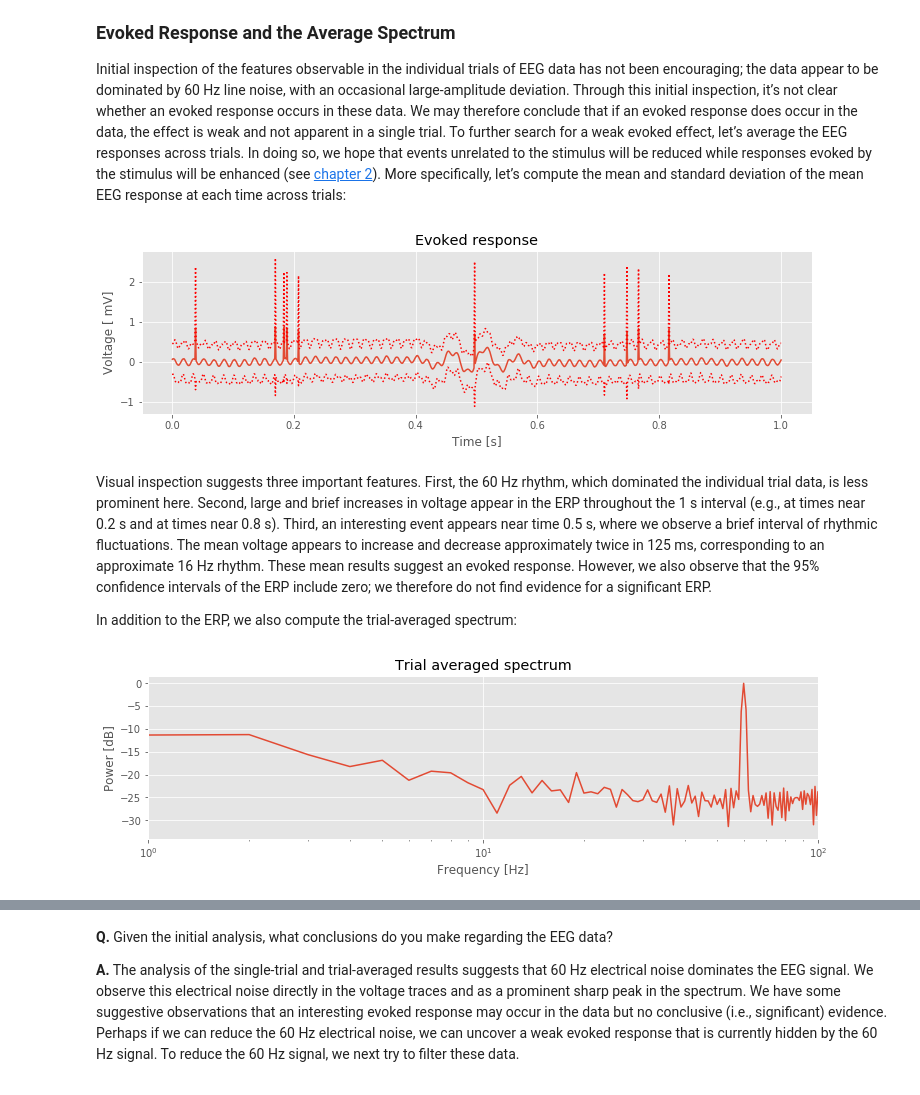
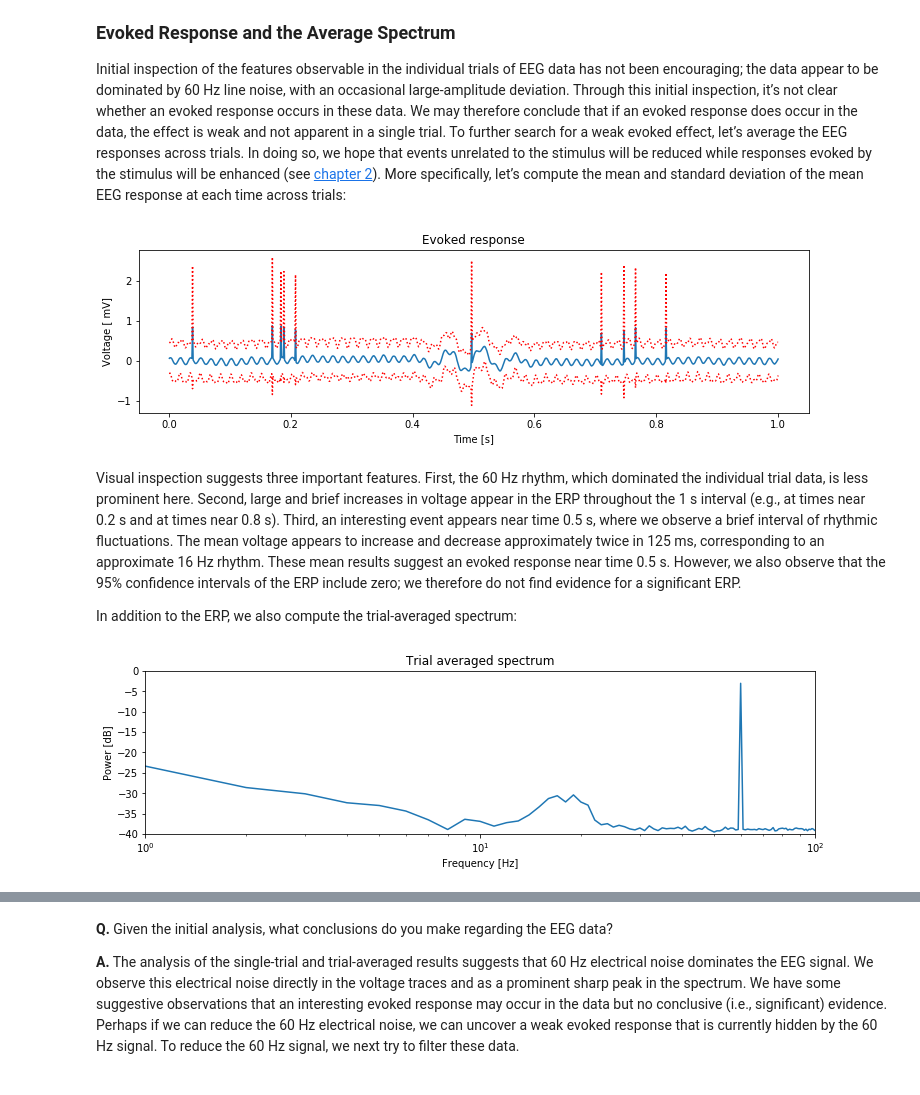
Before and after one commit to Mark-Kramer/Case-Studies-Python, a Jupyter notebook: content/06/filtering-scalp-eeg.ipynb, the cells around one changed output, grey strips where cells are left out. Drawn from its saved outputs; the diff is of its cells as text; code cells hidden in the pictures.

```diff
--- a/content/06/filtering-scalp-eeg.ipynb
+++ b/content/06/filtering-scalp-eeg.ipynb
@@ -51,14 +103,14 @@ from scipy.signal import firwin, lfilter, filtfilt
 As always, let’s begin by looking at the data. To do so, we load the EEG data into Python and plot it:
 <a id="fig:1">
 # %%
-data = loadmat('Ch6-EEG-1.mat')  # Load the EEG data
-eeg = data['EEG']  # Extract the EEG variable
-t = data['t'][0]  # ... and the t variable
+data = loadmat('EEG-1.mat')  # Load the EEG data
+eeg = data['EEG']            # Extract the EEG variable
+t = data['t'][0]             # ... and the t variable
 
-figsize(12, 3)  # Default to wide figures
-plot(t, eeg[0])  # Plot the data from the first trial versus time
-xlabel('Time [s]')  # Label the time axis
-ylabel('Voltage [mV]')  # ... and the voltage axis
+rcParams['figure.figsize'] = (12, 3)  # Default to wide figures
+plot(t, eeg[0])              # Plot the data from the first trial versus time
+xlabel('Time [s]')           # Label the time axis
+ylabel('Voltage [mV]')       # ... and the voltage axis
 savefig('imgs/6-1')
 show()
 # %% [output]
@@ -145,51 +199,52 @@ The resulting spectrum reveals two important features. First, the power spectral
 Initial inspection of the features observable in the individual trials of EEG data has not been encouraging; the data appear to be dominated by 60 Hz line noise, with an occasional large-amplitude deviation. Through this initial inspection, it’s not clear whether an evoked response occurs in these data. We may therefore conclude that if an evoked response does occur in the data, the effect is weak and not apparent in a single trial. To further search for a weak evoked effect, let’s average the EEG responses across trials. In doing so, we hope that events unrelated to the stimulus will be reduced while responses evoked by the stimulus will be enhanced (see [chapter 2](../02)). More specifically, let’s compute the mean and standard deviation of the mean EEG response at each time across trials:
 <a id="fig:3"></a>
 # %%
-K = len(eeg)  # Define variable to record no. of trials
-mn = eeg.mean(0)  # Compute mean EEG across trials (ERP)
-sd = eeg.std(0)  # Compute std of EEG data across trials.
-sdmn = sd / np.sqrt(K);  # Compute the std of the mean.
+K = len(eeg)                   # Define variable to record no. of trials
+mn = eeg.mean(0)               # Compute mean EEG across trials (ERP)
+sd = eeg.std(0)                # Compute std of EEG data across trials.
+sdmn = sd / np.sqrt(K);        # Compute the std of the mean.
 
-plot(t, mn)  # Plot the ERP
+plot(t, mn)                    # Plot the ERP,
 plot(t, mn + 2 * sdmn, 'r:');  # ... and the confidence intervals,
 plot(t, mn - 2 * sdmn, 'r:');
-xlabel('Time [s]')  # ... and label the axes.
+xlabel('Time [s]')             # ... and label the axes.
 ylabel('Voltage [ mV]')
 title('Evoked response')
 savefig('imgs/6-3a')
 show()
 # %% [output]
-[figure, old version]
+[figure, new version]
 # %% [markdown]
-Visual inspection suggests three important features. First, the 60 Hz rhythm, which dominated the individual trial data, is less prominent here. Second, large and brief increases in voltage appear in the ERP throughout the 1 s interval (e.g., at times near 0.2 s and at times near 0.8 s). Third, an interesting event appears near time 0.5 s, where we observe a brief interval of rhythmic fluctuations. The mean voltage appears to increase and decrease approximately twice in 125 ms, corresponding to an approximate 16 Hz rhythm. These mean results suggest an evoked response. However, we also observe that the 95% confidence intervals of the ERP include zero; we therefore do not find evidence for a significant ERP.
+Visual inspection suggests three important features. First, the 60 Hz rhythm, which dominated the individual trial data, is less prominent here. Second, large and brief increases in voltage appear in the ERP throughout the 1 s interval (e.g., at times near 0.2 s and at times near 0.8 s). Third, an interesting event appears near time 0.5 s, where we observe a brief interval of rhythmic fluctuations. The mean voltage appears to increase and decrease approximately twice in 125 ms, corresponding to an approximate 16 Hz rhythm. These mean results suggest an evoked response near time 0.5 s. However, we also observe that the 95% confidence intervals of the ERP include zero; we therefore do not find evidence for a significant ERP.
 
 In addition to the ERP, we also compute the trial-averaged spectrum:
 <a id="fig:3b"></a>
 # %%
 def spectrum(x, t, hann=True):
     '''
     Define a function that computes the power spectrum
     for any given x (trial data) and t (time of samples).
     '''
     dt = t[1] - t[0]
-    T = t[-1]
-    x = x - x.mean()
+    T  = t[-1]
+    x  = x - x.mean()
     xh = hanning(N) * x if hann else x
-    xf = rfft(xh)[:-1].real
+    xf = rfft(xh)[:-1]
     Sxx = 2 * dt ** 2 / T * (xf * xf.conj())
-    return Sxx / max(Sxx)
+    return Sxx.real
 
-Sxx = [spectrum(trial, t, True) for trial in eeg]  # Compute the spectrum for each trial
-Sxxmn = np.array(Sxx).mean(0)  # Convert the result into an array and compute the mean
-semilogx(faxis, 10 * np.log10(Sxxmn))  # Plot the result in decibels vs frequency,
-xlim([df, 100])  # ... in limited frequency range,
-xlabel('Frequency [Hz]')  # ... with axes labeled.
+Sxx = [spectrum(trial, t, False) for trial in eeg] # Compute the spectrum for each trial.
+Sxxmn = np.array(Sxx).mean(0)                      # Convert the result into an array and compute the mean.
+semilogx(faxis, 10 * np.log10(Sxxmn))              # Plot the result in decibels vs frequency,
+xlim([df, 100])                                    # ... in limited frequency range,
+ylim([-40,0])                                      # ... and limited power range,
+xlabel('Frequency [Hz]')                           # ... with axes labeled.
 ylabel('Power [dB]')
 title('Trial averaged spectrum')
 savefig('imgs/6-3b')
 show()
 # %% [output]
-[figure, old version]
+[figure, new version]
 # %% [markdown]
 Compared to the <a href="fig:2" class="fig">single-trial spectrum<span><img src="imgs/6-2.png"></span></a>, the variability is greatly reduced in the <a href="fig:3b" class="fig">trial-averaged spectrum<span><img src="imgs/6-3b.png"></span></a>. By reducing the variability in this way, the rhythmic peak between 15 Hz and 25 Hz becomes more apparent. We also observe both the 60 Hz electrical noise peak and the trend of decreasing power spectral density with increasing frequency, as in the single-trial spectrum.
 # %% [markdown]
```
Also changed, not shown: parts of 82 cells of this notebook, 26 other files.
